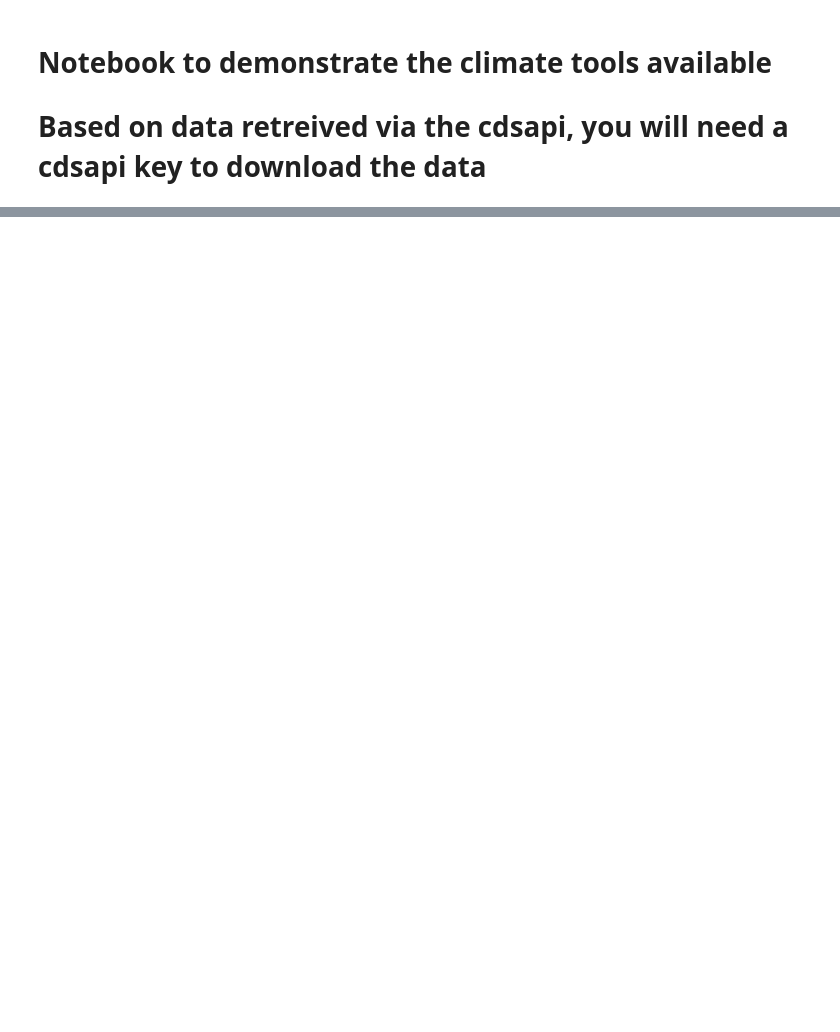
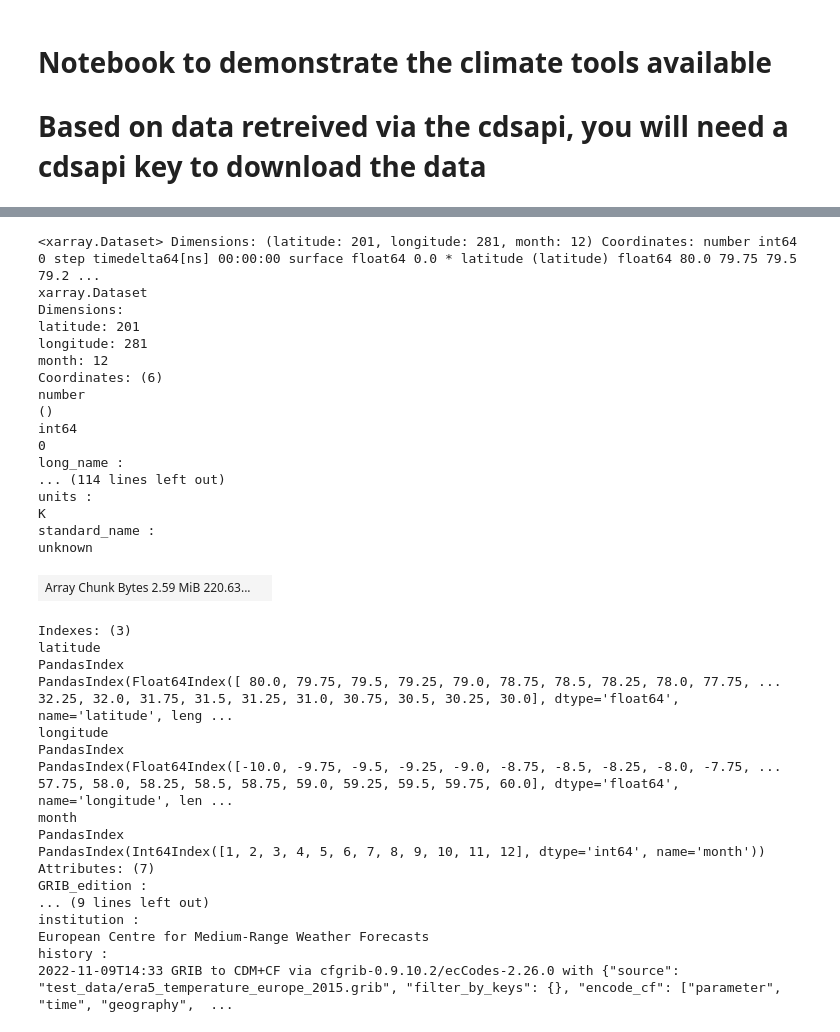
Before and after one commit to ecmwf/earthkit-transforms, a Jupyter notebook: notebooks/climate.ipynb, the cells around one changed output, grey strips where cells are left out. Saved outputs shown, nothing was run; the diff lists cells and outputs as text; code cells hidden in the pictures; blank space fills up the shorter version.

```diff
--- a/notebooks/climate.ipynb
+++ b/notebooks/climate.ipynb
@@ -66,0 +142,39 @@ climatology
+# %%
+clim_min = coucal.climate.climatology_min(t2m_data, frequency='month')
+clim_min
+# %% [output]
+<xarray.Dataset> Dimensions: (latitude: 201, longitude: 281, month: 12) Coordinates: number int64 0 step timedelta64[ns] 00:00:00 surface float64 0.0 * latitude (latitude) float64 80.0 79.75 79.5 79.2 ...
+xarray.Dataset
+Dimensions:
+latitude: 201
+longitude: 281
+month: 12
+Coordinates: (6)
+number
+()
+int64
+0
+long_name :
+... (114 lines left out)
+units :
+K
+standard_name :
+unknown
+| Array Chunk Bytes 2.59 MiB 220.63... |  |
+Indexes: (3)
+latitude
+PandasIndex
+PandasIndex(Float64Index([ 80.0, 79.75, 79.5, 79.25, 79.0, 78.75, 78.5, 78.25, 78.0, 77.75, ... 32.25, 32.0, 31.75, 31.5, 31.25, 31.0, 30.75, 30.5, 30.25, 30.0], dtype='float64', name='latitude', leng ...
+longitude
+PandasIndex
+PandasIndex(Float64Index([-10.0, -9.75, -9.5, -9.25, -9.0, -8.75, -8.5, -8.25, -8.0, -7.75, ... 57.75, 58.0, 58.25, 58.5, 58.75, 59.0, 59.25, 59.5, 59.75, 60.0], dtype='float64', name='longitude', len ...
+month
+PandasIndex
+PandasIndex(Int64Index([1, 2, 3, 4, 5, 6, 7, 8, 9, 10, 11, 12], dtype='int64', name='month'))
+Attributes: (7)
+GRIB_edition :
+... (9 lines left out)
+institution :
+European Centre for Medium-Range Weather Forecasts
+history :
+2022-11-09T14:33 GRIB to CDM+CF via cfgrib-0.9.10.2/ecCodes-2.26.0 with {"source": "test_data/era5_temperature_europe_2015.grib", "filter_by_keys": {}, "encode_cf": ["parameter", "time", "geography",  ...
```
Also changed, not shown: parts of 6 cells of this notebook, 4 other files.
